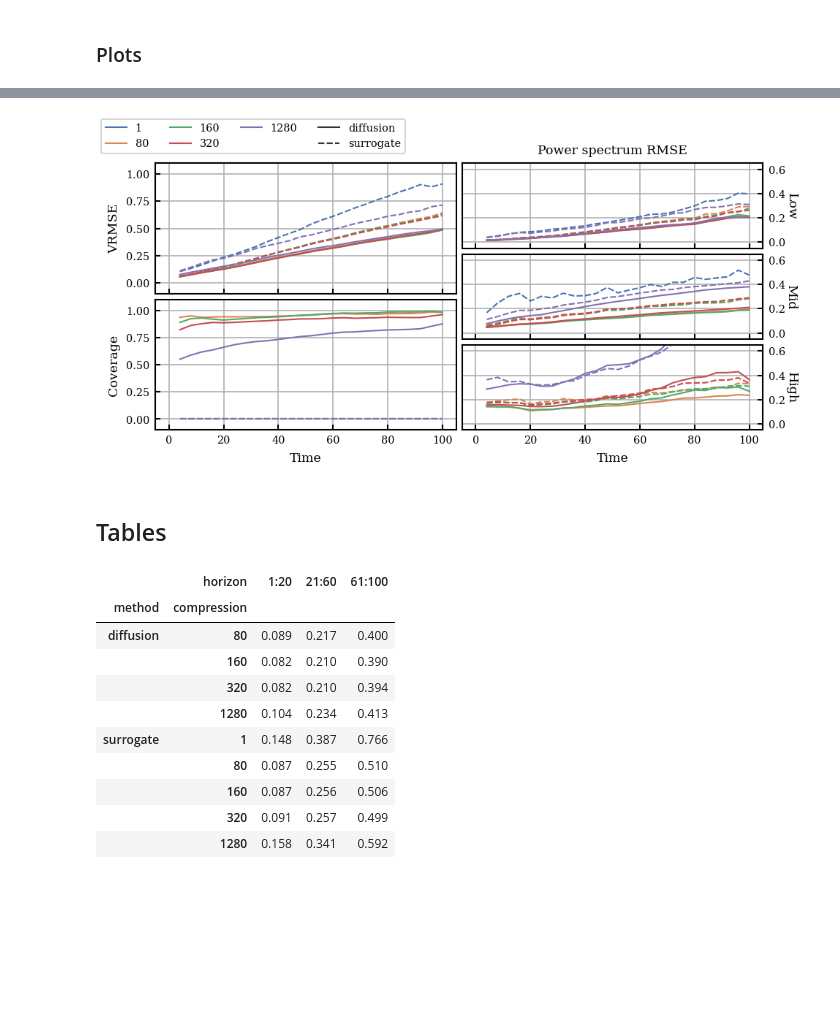
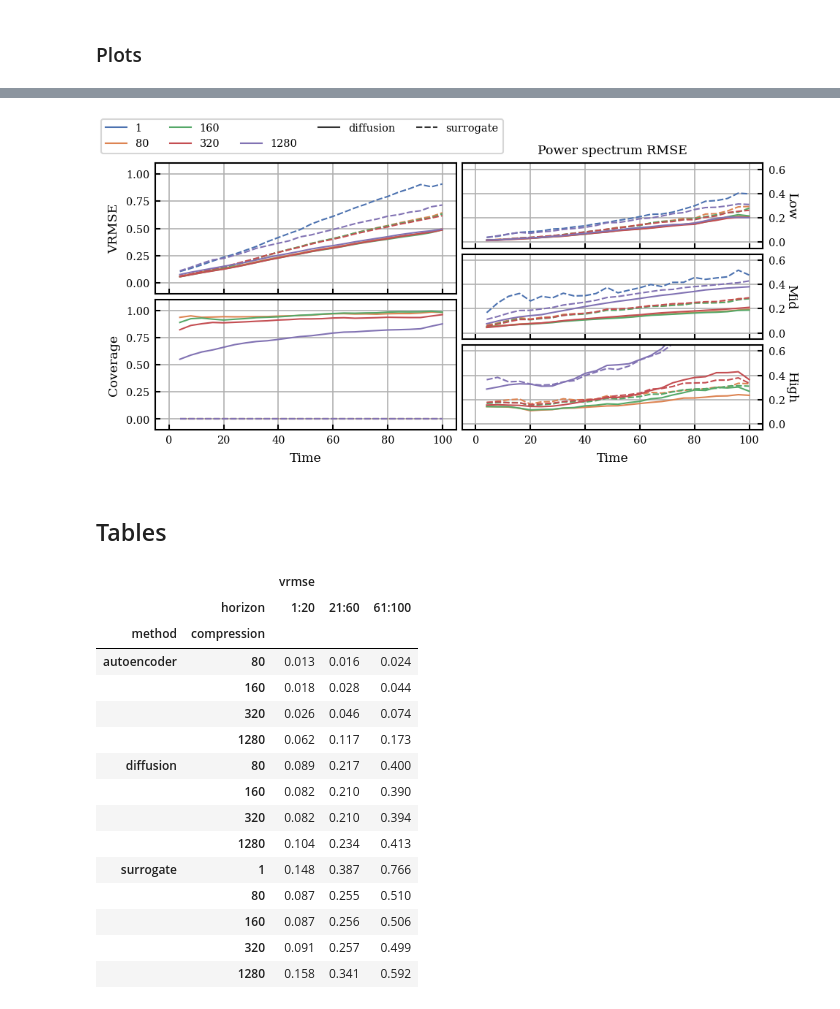
Before and after one commit to ksimotas/lola, a Jupyter notebook: experiments/euler/figures.ipynb, the cells around one changed output, grey strips where cells are left out. Drawn from its saved outputs; the diff is of its cells as text; code cells hidden in the pictures; blank space fills up the shorter version.

Commit message:
Update plots

```diff
--- a/experiments/euler/figures.ipynb
+++ b/experiments/euler/figures.ipynb
@@ -3,8 +3,6 @@ import matplotlib.pyplot as plt
 import numpy as np
 import pandas as pd
 import seaborn as sb
-
-plt.rcParams["legend.fontsize"] = "xx-small"
 
 rc = {
     "axes.axisbelow": True,
@@ -105,3 +103,26 @@ def weighted_mean(x):
     return np.mean(x * w) / np.mean(w)
 # %% [markdown]
 ### Plots
+# %%
+table = df[df["method"] == "autoencoder"]
+
+fig = plt.figure(figsize=(3.2, 3.2))
+
+ax = sb.barplot(
+    table,
+    x="horizon",
+    y="vrmse",
+    hue="compression",
+    estimator=weighted_mean,
+    errorbar=None,
+    palette=sb.color_palette("deep", 4),
+)
+
+ax.get_legend().set_title(None)
+
+ax.set_xlabel(None)
+ax.set_ylabel("VRSME")
+
+fig.tight_layout(pad=0.33)
+
+plt.savefig("ae_euler.pdf", dpi=300, transparent=True)
@@ -108,4 +131,6 @@ def weighted_mean(x):
 # %%
+table = df[df["method"] != "autoencoder"]
+
 fig, axs = plt.subplot_mosaic(
     [
         [0, 2],
@@ -122,7 +147,7 @@ fig, axs = plt.subplot_mosaic(
 
 for i, metric in enumerate(["VRMSE", "Coverage"]):
     ax = sb.lineplot(
-        df,
+        table,
         x="time",
         y=metric.lower(),
         hue="compression",
@@ -148,7 +173,7 @@ for i, metric in enumerate(["VRMSE", "Coverage"]):
 
 for i, band in enumerate(["Low", "Mid", "High"], start=2):
     ax = sb.lineplot(
-        df,
+        table,
         x="time",
         y=f"rmse_p_{band.lower()}",
         hue="compression",
@@ -161,50 +186,55 @@ for i, band in enumerate(["Low", "Mid", "High"], start=2):
 
     ax.get_legend().remove()
     ax.grid()
 
     ax.set_xlabel("Time")
     ax.set_xlim(-5, 105)
 
     ax.set_ylabel(band)
     ax.set_ylim(-0.05, 0.65)
 
     ax.tick_params(direction="in")
 
     ax.yaxis.set_label_position("right")
     ax.yaxis.label.set(rotation=-90, va="center")
     ax.yaxis.tick_right()
 
     if i == 2:
         ax.set_title("Power spectrum RMSE")
 
 for i, label in reversed(list(enumerate(labels))):
     if label in ("compression", "method"):
         blank = handles.pop(i)
         labels.pop(i)
 
-handles.insert(-2, blank)
-labels.insert(-2, None)
+handles.insert(-3, blank)
+labels.insert(-3, None)
 
 fig.align_labels()
 fig.tight_layout(pad=0.33)
 fig.subplots_adjust(top=0.875)
-fig.legend(handles, labels, loc="upper left", ncol=4)
+fig.legend(handles, labels, loc="upper left", ncol=5)
 
-plt.savefig("mosaic.pdf", dpi=300, transparent=True)
+plt.savefig("mosaic_euler.pdf", dpi=300, transparent=True)
 # %% [output]
-[figure, old version]
+[figure, new version]
 # %% [markdown]
 ## Tables
 # %%
 table = df[["method", "compression", "horizon", "vrmse"]]
 
 table = table.groupby(["method", "compression", "horizon"]).agg(weighted_mean).round(3).reset_index()
-table = table.pivot(index=["method", "compression"], columns="horizon", values="vrmse")
+table = table.pivot(index=["method", "compression"], columns="horizon", values=["vrmse"])
 # print(table.to_latex(float_format="%.3f"))
 table
 # %% [output]
+|  |  | vrmse |  |  |
 |  | horizon | 1:20 | 21:60 | 61:100 |
 | method | compression |  |  |  |
+| autoencoder | 80 | 0.013 | 0.016 | 0.024 |
+|  | 160 | 0.018 | 0.028 | 0.044 |
+|  | 320 | 0.026 | 0.046 | 0.074 |
+|  | 1280 | 0.062 | 0.117 | 0.173 |
 | diffusion | 80 | 0.089 | 0.217 | 0.400 |
 |  | 160 | 0.082 | 0.210 | 0.390 |
 |  | 320 | 0.082 | 0.210 | 0.394 |
```
Also changed, not shown: parts of 3 cells of this notebook, 1 other file.
